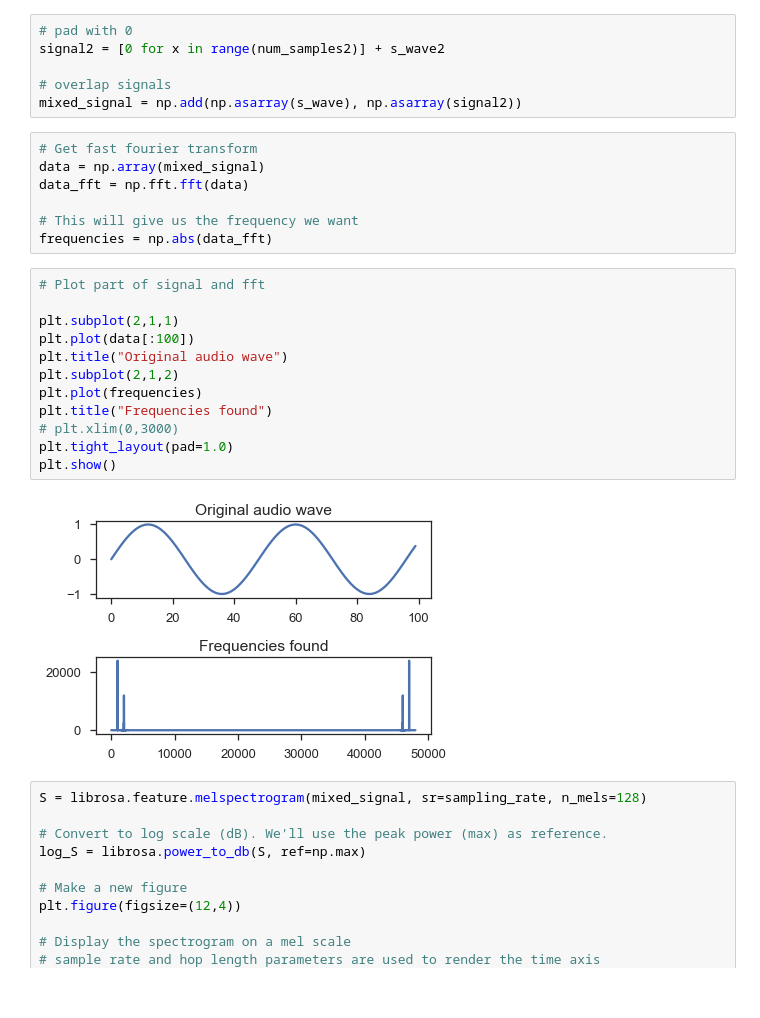
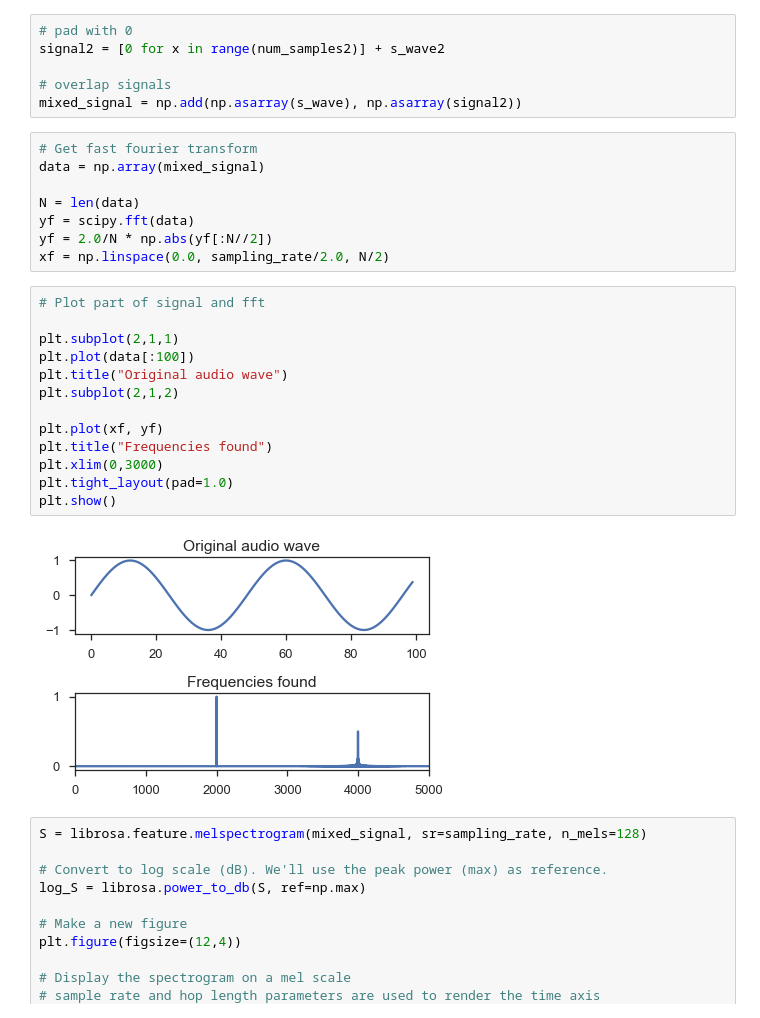
Before and after one commit to MariusDgr/AudioMining, a Jupyter notebook: notebooks/exploratory/Simple_Mix.ipynb, the cells around one changed output. Drawn from its saved outputs; the diff is of its cells as text.

```diff
--- a/notebooks/exploratory/Simple_Mix.ipynb
+++ b/notebooks/exploratory/Simple_Mix.ipynb
@@ -59,27 +58,29 @@ signal2 = [0 for x in range(num_samples2)] + s_wave2
 
 # overlap signals
 mixed_signal = np.add(np.asarray(s_wave), np.asarray(signal2))
-# %%
-# Get fast fourier transform
-data = np.array(mixed_signal)
-data_fft = np.fft.fft(data)
-
-# This will give us the frequency we want
-frequencies = np.abs(data_fft)
+# %%
+# Get fast fourier transform
+data = np.array(mixed_signal)
+
+N = len(data)
+yf = scipy.fft(data)
+yf = 2.0/N * np.abs(yf[:N//2])
+xf = np.linspace(0.0, sampling_rate/2.0, N/2)
 # %%
 # Plot part of signal and fft
 
 plt.subplot(2,1,1)
 plt.plot(data[:100])
 plt.title("Original audio wave")
 plt.subplot(2,1,2)
-plt.plot(frequencies)
+
+plt.plot(xf, yf)
 plt.title("Frequencies found")
-# plt.xlim(0,3000)
+plt.xlim(0,3000)
 plt.tight_layout(pad=1.0)
 plt.show()
 # %% [output]
-[figure, old version]
+[figure, new version]
 # %%
 S = librosa.feature.melspectrogram(mixed_signal, sr=sampling_rate, n_mels=128)
 
```
Also changed, not shown: parts of 7 cells of this notebook.
